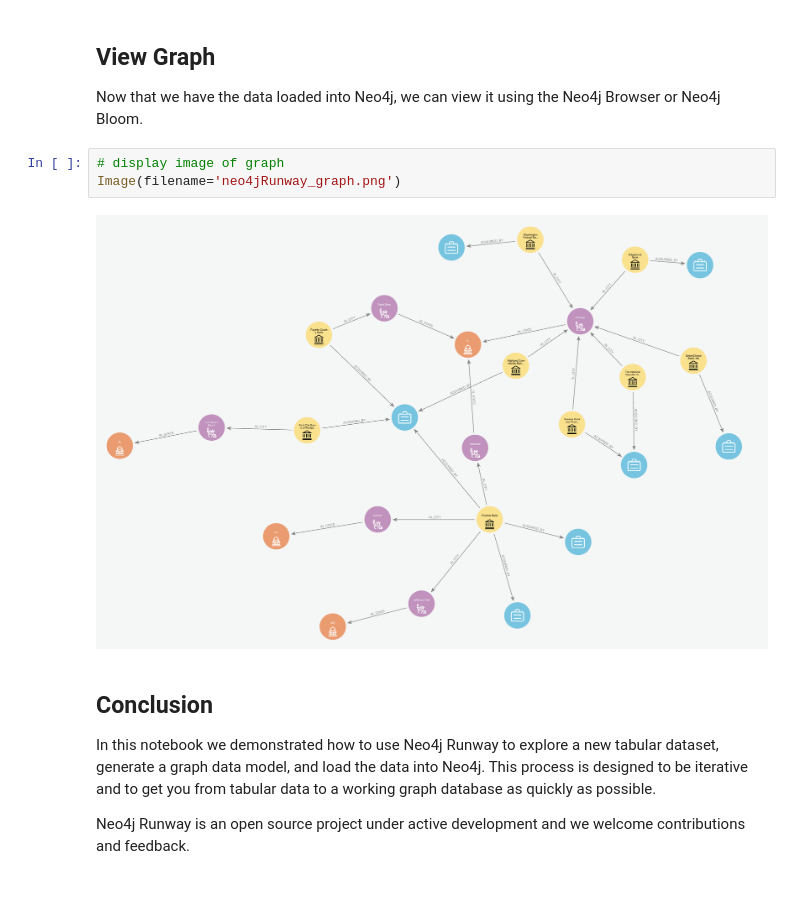
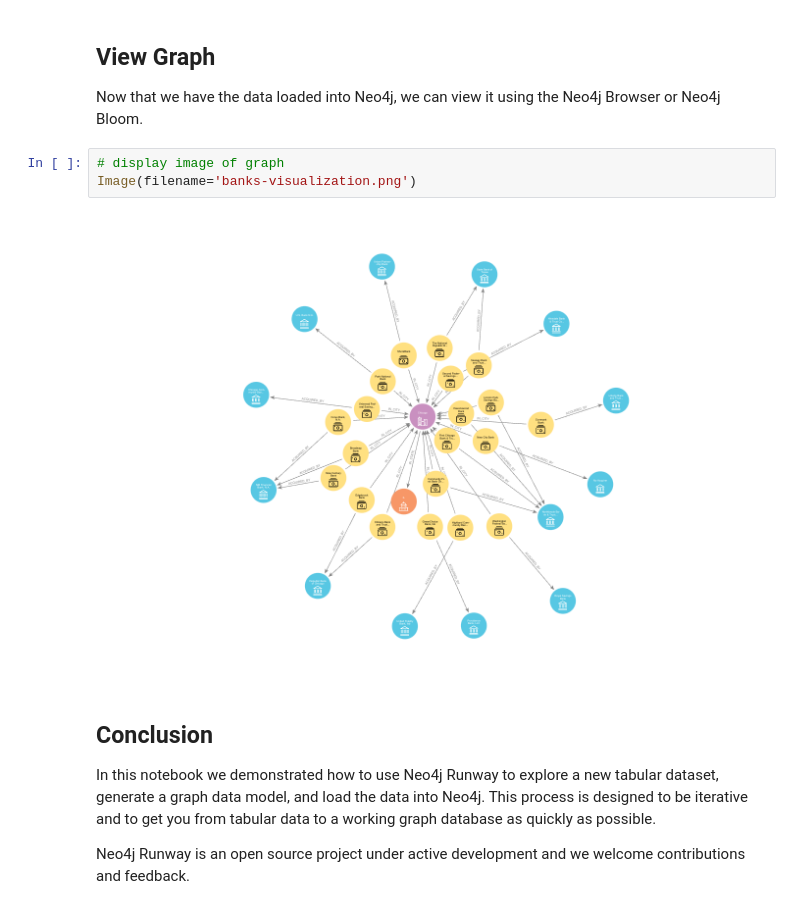
Before and after one commit to djb91/neo4j, a Jupyter notebook: neo4j-runway/neo4jRunway_e2e.ipynb, the cells around one changed output. Drawn from its saved outputs; the diff is of its cells as text.

```diff
--- a/neo4j-runway/neo4jRunway_e2e.ipynb
+++ b/neo4j-runway/neo4jRunway_e2e.ipynb
@@ -310,9 +322,9 @@ loading... 4 2024-06-12 14:28:18.020775
 Now that we have the data loaded into Neo4j, we can view it using the Neo4j Browser or Neo4j Bloom.
 # %%
 # display image of graph
-Image(filename='neo4jRunway_graph.png')
+Image(filename='banks-visualization.png')
 # %% [output]
-[figure, old version]
+[figure, new version]
 # %% [markdown]
 ## Conclusion
 In this notebook we demonstrated how to use Neo4j Runway to explore a new tabular dataset, generate a graph data model, and load the data into Neo4j. This process is designed to be iterative and to get you from tabular data to a working graph database as quickly as possible.
```
Also changed, not shown: parts of 20 cells of this notebook.
